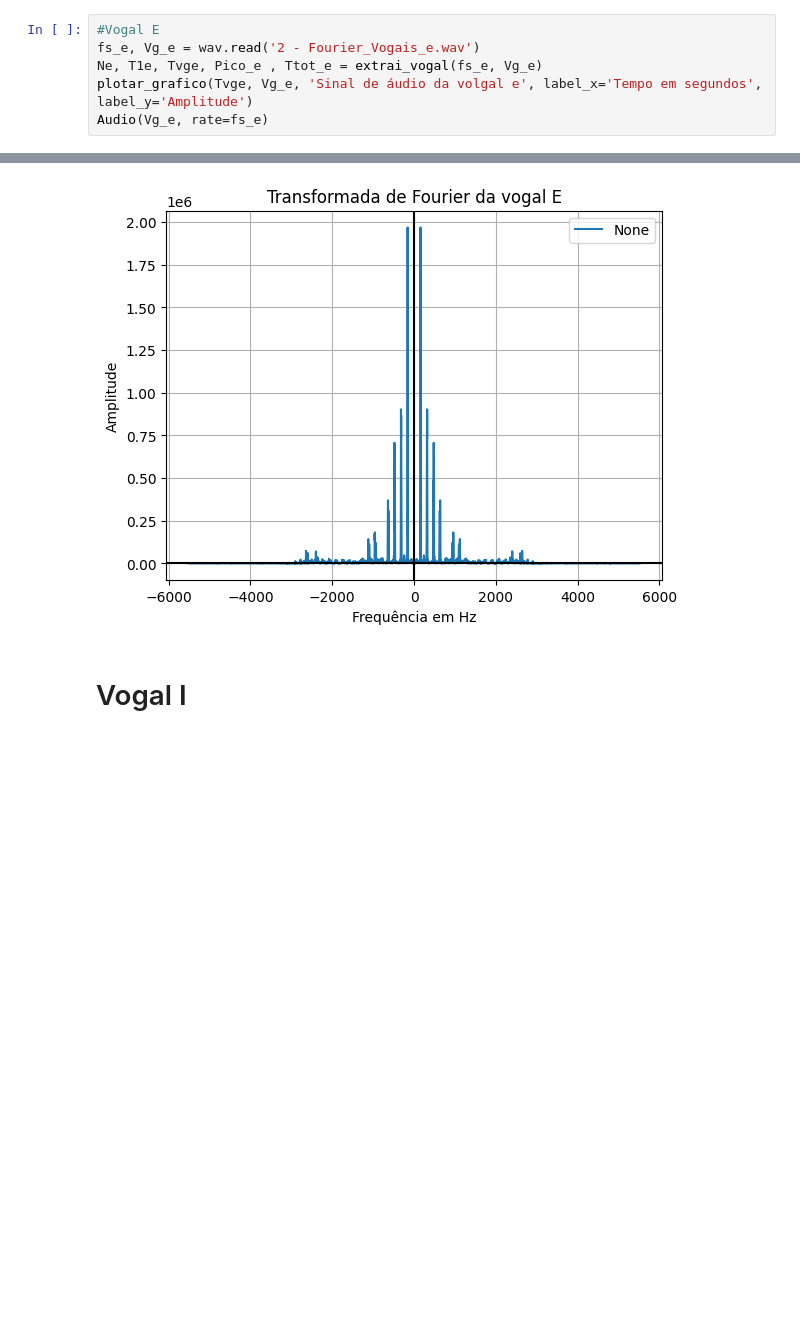
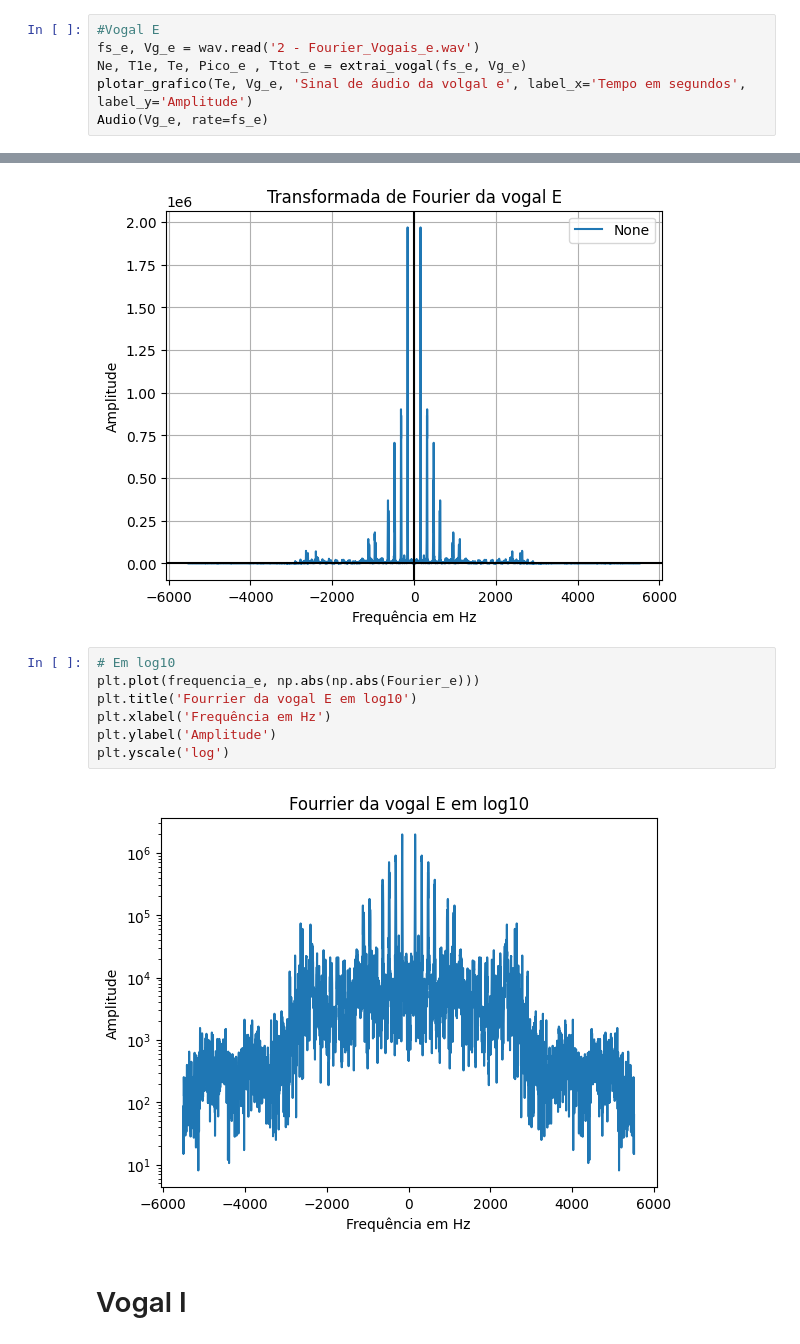
Before and after one commit to Rubiozito/Sistemas-e-Sinais, a Jupyter notebook: Trabalho_Final_sinais/Tfinal_sinais.ipynb, the cells around one changed output, grey strips where cells are left out. Saved outputs shown, nothing was run; the diff lists cells and outputs as text; blank space fills up the shorter version.

```diff
--- a/Trabalho_Final_sinais/Tfinal_sinais.ipynb
+++ b/Trabalho_Final_sinais/Tfinal_sinais.ipynb
@@ -99,7 +152,7 @@ Pico da vogal:  6417
 # %%
 #Vogal E
 fs_e, Vg_e = wav.read('2 - Fourier_Vogais_e.wav')
-Ne, T1e, Tvge, Pico_e , Ttot_e = extrai_vogal(fs_e, Vg_e)
-plotar_grafico(Tvge, Vg_e, 'Sinal de áudio da volgal e', label_x='Tempo em segundos', label_y='Amplitude')
+Ne, T1e, Te, Pico_e , Ttot_e = extrai_vogal(fs_e, Vg_e)
+plotar_grafico(Te, Vg_e, 'Sinal de áudio da volgal e', label_x='Tempo em segundos', label_y='Amplitude')
 Audio(Vg_e, rate=fs_e)
 # %% [output]
@@ -209,6 +246,15 @@ plotar_grafico(frequencia_e, Fourier_e, 'Transformada de Fourier da vogal E', la
 Frequência fundamental da vogal E:  2779 Hz
 <module 'matplotlib.pyplot' from 'c:\\Users\\rafae\\AppData\\Local\\Programs\\Python\\Python310\\lib\\site-packages\\matplotlib\\pyplot.py'>
 [figure]
+# %%
+# Em log10
+plt.plot(frequencia_e, np.abs(np.abs(Fourier_e)))
+plt.title('Fourrier da vogal E em log10')
+plt.xlabel('Frequência em Hz')
+plt.ylabel('Amplitude')
+plt.yscale('log')
+# %% [output]
+[figure, added]
 # %% [markdown]
 # Vogal I
 # %%
```
Also changed, not shown: parts of 33 cells of this notebook.
